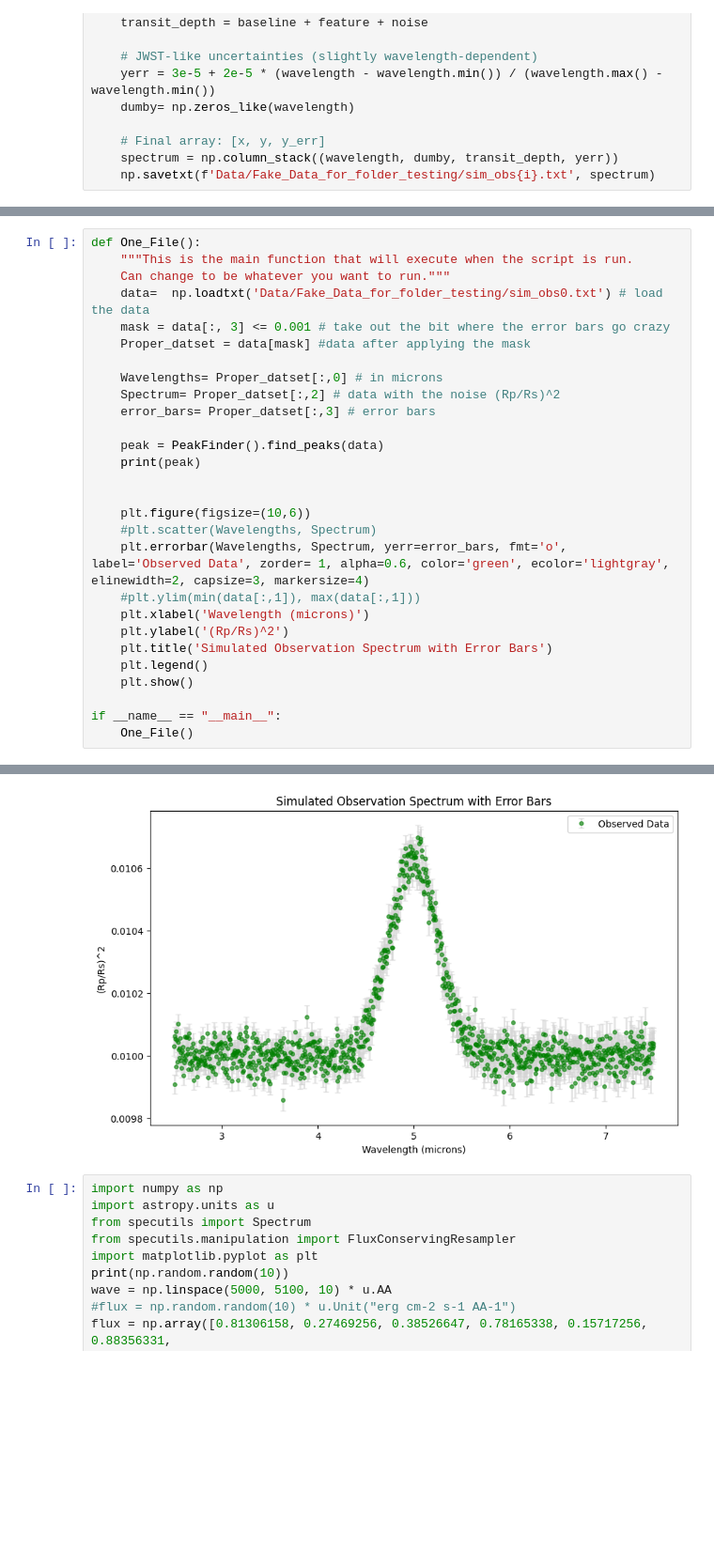
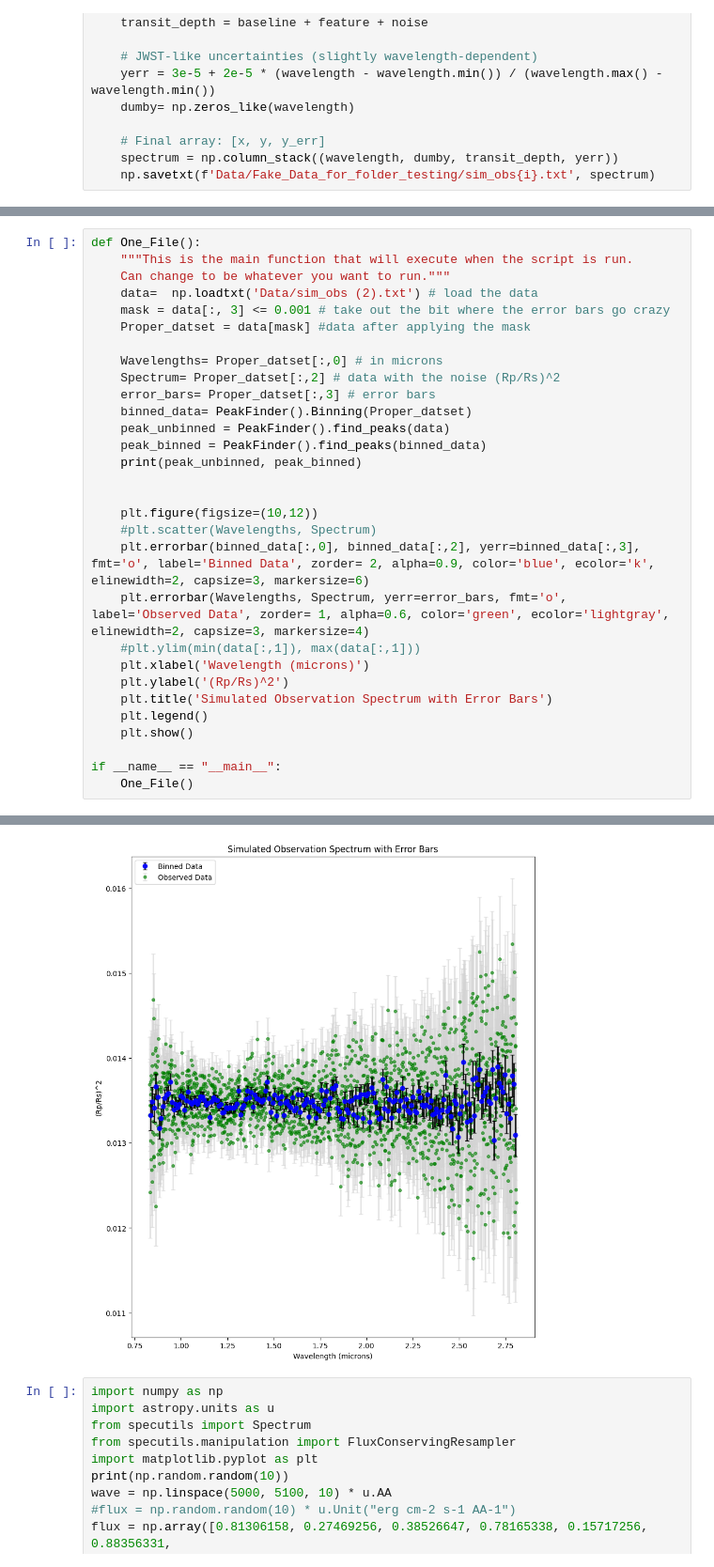
Before and after one commit to JackDavidMaher/Group-Studies---Exoplanets, a Jupyter notebook: Code/peak_finder.ipynb, the cells around one changed output, grey strips where cells are left out. Shown at 94% size. Saved outputs shown, nothing was run; the diff lists cells and outputs as text; blank space fills up the shorter version.

Commit message:
Updates with binning and delete old cells

```diff
--- a/Code/peak_finder.ipynb
+++ b/Code/peak_finder.ipynb
@@ -301,20 +321,22 @@ Differences in terms of sigma: [nan nan nan nan nan nan nan nan nan nan]
 def One_File():
     """This is the main function that will execute when the script is run.
     Can change to be whatever you want to run."""
-    data=  np.loadtxt('Data/Fake_Data_for_folder_testing/sim_obs0.txt') # load the data
+    data=  np.loadtxt('Data/sim_obs (2).txt') # load the data
     mask = data[:, 3] <= 0.001 # take out the bit where the error bars go crazy
     Proper_datset = data[mask] #data after applying the mask
 
     Wavelengths= Proper_datset[:,0] # in microns
     Spectrum= Proper_datset[:,2] # data with the noise (Rp/Rs)^2
     error_bars= Proper_datset[:,3] # error bars
-
-    peak = PeakFinder().find_peaks(data)
-    print(peak)
+    binned_data= PeakFinder().Binning(Proper_datset)
+    peak_unbinned = PeakFinder().find_peaks(data)
+    peak_binned = PeakFinder().find_peaks(binned_data)
+    print(peak_unbinned, peak_binned)
 
 
-    plt.figure(figsize=(10,6))
+    plt.figure(figsize=(10,12))
     #plt.scatter(Wavelengths, Spectrum)
+    plt.errorbar(binned_data[:,0], binned_data[:,2], yerr=binned_data[:,3], fmt='o', label='Binned Data', zorder= 2, alpha=0.9, color='blue', ecolor='k', elinewidth=2, capsize=3, markersize=6)
     plt.errorbar(Wavelengths, Spectrum, yerr=error_bars, fmt='o', label='Observed Data', zorder= 1, alpha=0.6, color='green', ecolor='lightgray', elinewidth=2, capsize=3, markersize=4)
     #plt.ylim(min(data[:,1]), max(data[:,1]))
     plt.xlabel('Wavelength (microns)')
@@ -331,4 +354,4 @@ The feture depth is 4.719015812671909e-05 +/- 2.3226724689749096e-09 (Rp/Rs)^2
-[figure, old version]
+[figure, new version]
 # %%
 import numpy as np
 import astropy.units as u
```
Also changed, not shown: parts of 7 cells of this notebook.
